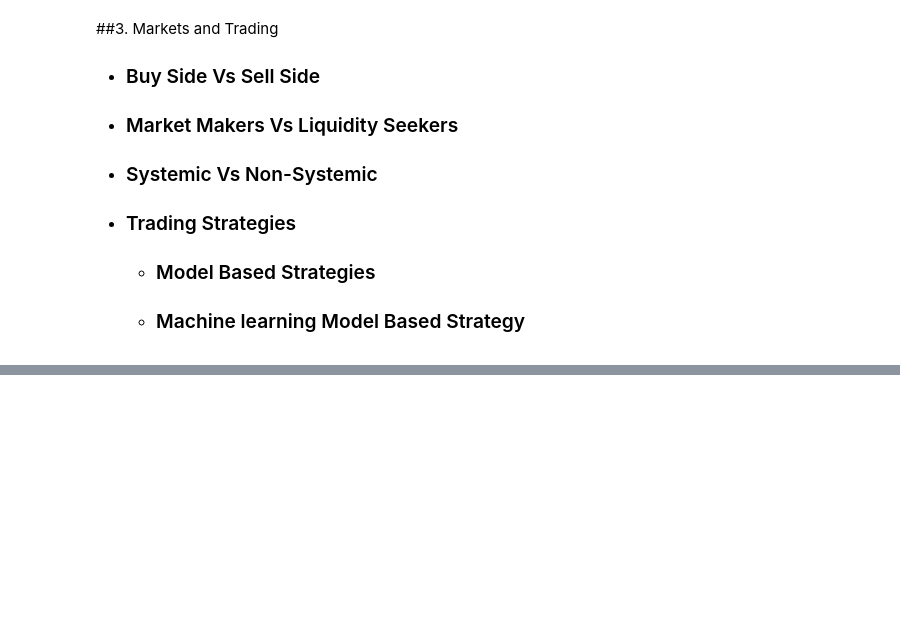
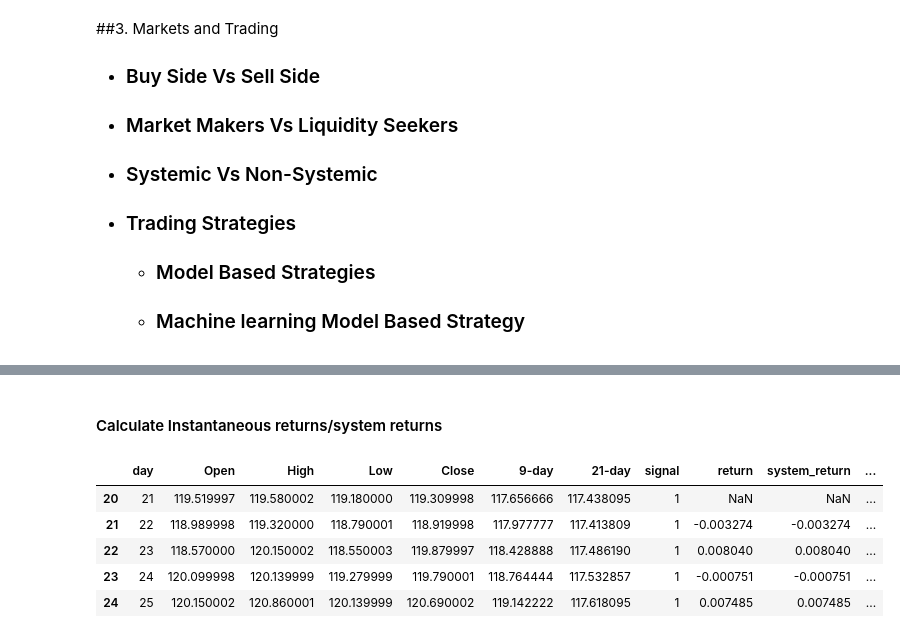
Before and after one commit to ukaserge/AlgoTrading, a Jupyter notebook: Lecture_2.ipynb, the cells around one changed output, grey strips where cells are left out. Drawn from its saved outputs; the diff is of its cells as text; code cells hidden in the pictures; blank space fills up the shorter version.

```diff
--- a/Lecture_2.ipynb
+++ b/Lecture_2.ipynb
@@ -44,0 +70,2 @@
+# %%
+gld = pd.read_csv('/content/drive/My Drive/NYU/AlgoTrading-Summer-2022/GLD.csv')
@@ -44,0 +119,14 @@
+# %% [markdown]
+#### Calculate Instantaneous returns/system returns
+# %%
+gld['return'] = np.log(gld['Close']).diff()
+gld['system_return'] = gld['signal'] * gld['return']
+gld['entry'] = gld.signal.diff()
+gld.head()
+# %% [output]
+|  | day | Open | High | Low | Close | 9-day | 21-day | signal | return | system_return | ... |
+| 20 | 21 | 119.519997 | 119.580002 | 119.180000 | 119.309998 | 117.656666 | 117.438095 | 1 | NaN | NaN | ... |
+| 21 | 22 | 118.989998 | 119.320000 | 118.790001 | 118.919998 | 117.977777 | 117.413809 | 1 | -0.003274 | -0.003274 | ... |
+| 22 | 23 | 118.570000 | 120.150002 | 118.550003 | 119.879997 | 118.428888 | 117.486190 | 1 | 0.008040 | 0.008040 | ... |
+| 23 | 24 | 120.099998 | 120.139999 | 119.279999 | 119.790001 | 118.764444 | 117.532857 | 1 | -0.000751 | -0.000751 | ... |
+| 24 | 25 | 120.150002 | 120.860001 | 120.139999 | 120.690002 | 119.142222 | 117.618095 | 1 | 0.007485 | 0.007485 | ... |
```
Also changed, not shown: parts of 16 cells of this notebook.
